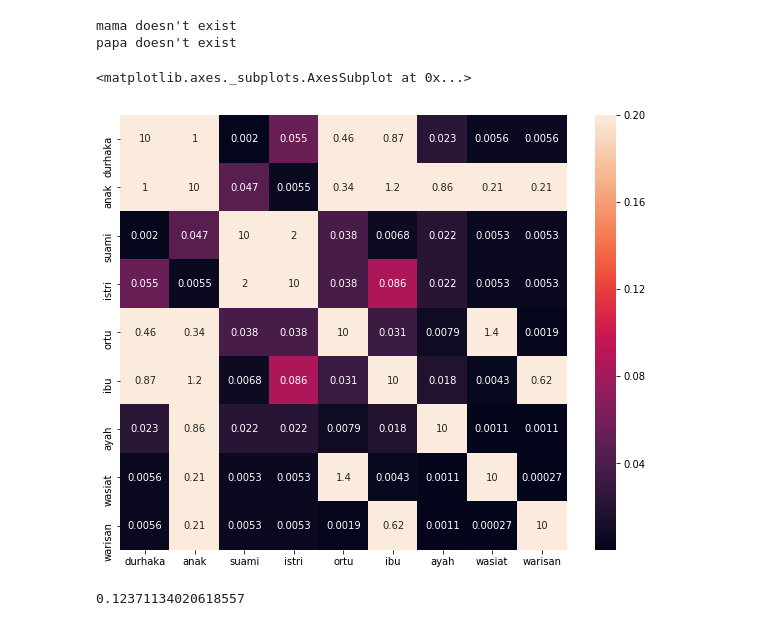
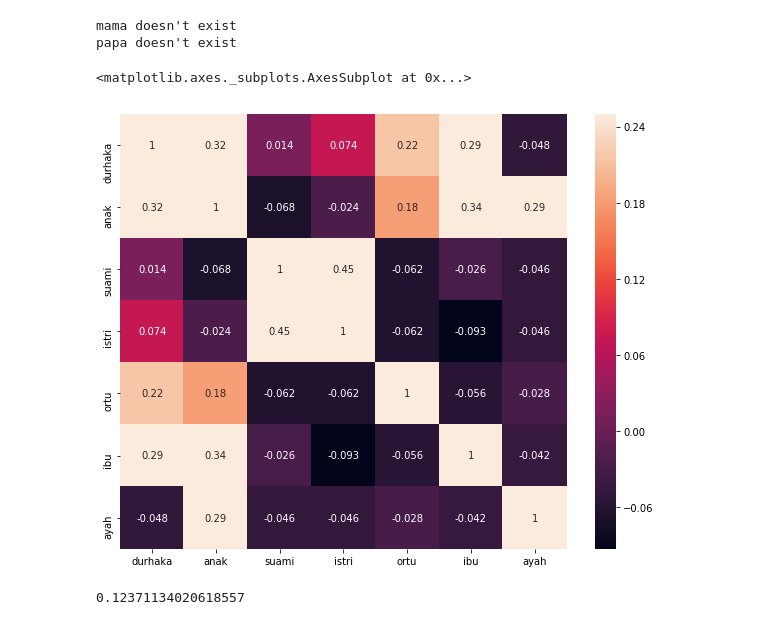
Before and after one commit to alamhanz/azab_data_analysis, a Jupyter notebook: notebook/Analyze.ipynb, the cells around one changed output. Cells and saved outputs as stored; diff of their text form; code cells hidden in the pictures.

```diff
--- a/notebook/Analyze.ipynb
+++ b/notebook/Analyze.ipynb
@@ -44,11 +43,9 @@ def remove_stops(X):
     return " ".join(X2)
 
 def stem_process(X):
-    X2=["dzolim" if ("dzolim" in t)|("dzalim" in t) else stemmer.stem(t) for t in X.split(" ")]
+    X2=["zalim" if ("dzolim" in t)|("dzalim" in t)|("zalim" in t) else stemmer.stem(t) for t in X.split(" ")]
     X2=["orangtua" if ("orangtua" in t) | ("orang tua" in t) else t for t in X2 ]
-
 #     [char.upper() if char != 'B' else char.lower() for char in "aBcDeF"]
-
     return " ".join(X2)
 # %%
 dtx["Judul2"]=dtx.Judul.apply(lambda x: re.sub(r"[@#?!$.,-:]\ *", " ",x).lower())
@@ -205,12 +242,12 @@ dwe_exp[dwe_exp.similar_score>0.7]
 # %%
 # dtx.sample(100)
 # %%
-dtx["mati"]=dtx.Judul2_ns_stem.str.contains(" mati ").astype(int)
-dtx["mayat"]=((dtx.Judul2_ns_stem.str.contains("jenazah"))|(dtx.Judul2_ns_stem.str.contains("jasad"))
-              |(dtx.Judul2_ns_stem.str.contains("mayat"))).astype(int)
-dtx["kuburan"]=((dtx.Judul2_ns_stem.str.contains("kuburan"))|
-                (dtx.Judul2_ns_stem.str.contains("lianglahat"))|
-                (dtx.Judul2_ns_stem.str.contains("liang lahat"))|
-                (dtx.Judul2_ns_stem.str.contains("makam"))).astype(int)
+dtx["mati"]=dtx.Judul2.str.contains(" mati ").astype(int)
+dtx["jenazah"]=((dtx.Judul2.str.contains("jenazah"))|(dtx.Judul2_ns_stem.str.contains("jasad"))
+              |(dtx.Judul2.str.contains("mayat"))).astype(int)
+dtx["kuburan"]=((dtx.Judul2.str.contains("kuburan"))|
+                (dtx.Judul2.str.contains("lianglahat"))|
+                (dtx.Judul2.str.contains("liang lahat"))|
+                (dtx.Judul2.str.contains("makam"))).astype(int)
 dtx["keranda"]=dtx.Judul2_ns_stem.str.contains("keranda").astype(int)
 dtx["penderitaan"]=(dtx[["mati","mayat","kuburan","keranda"]].sum(axis=1)==0).astype(int)
@@ -242,9 +296,9 @@ dtype: float64
 # %%
-dtx["women"]=((dtx.Judul2_ns_stem.str.contains("wanita"))|
-                (dtx.Judul2_ns_stem.str.contains("ibu"))|
-                (dtx.Judul2_ns_stem.str.contains("istri"))|
-                (dtx.Judul2_ns_stem.str.contains("perempuan"))).astype(int)
+# dtx["women"]=((dtx.Judul2_ns_stem.str.contains("wanita"))|
+#                 (dtx.Judul2_ns_stem.str.contains("ibu"))|
+#                 (dtx.Judul2_ns_stem.str.contains("istri"))|
+#                 (dtx.Judul2_ns_stem.str.contains("perempuan"))).astype(int)
 
-dtx["harta"]=((dtx.Judul2_ns_stem.str.contains("harta"))|
-                (dtx.Judul2_ns_stem.str.contains(" uang "))).astype(int)
+# dtx["harta"]=((dtx.Judul2_ns_stem.str.contains("harta"))|
+#                 (dtx.Judul2_ns_stem.str.contains(" uang "))).astype(int)
 # %%
@@ -335,10 +359,10 @@ dtx["warisan"]=dtx.Judul2.str.contains("warisan").astype(int)
 dtx["ortu"]=((dtx.Judul2.str.contains("orang tua"))|(dtx.Judul2.str.contains("orangtua"))).astype(int)
 # %%
 plt.figure(figsize=(10,8))
-sns.heatmap(dtx[["durhaka","anak","suami","istri","ortu","ibu","ayah","wasiat","warisan"]].corr()**2*10,vmax=0.2,annot=True)
+sns.heatmap(dtx[["durhaka","anak","suami","istri","ortu","ibu","ayah"]].corr(),vmax=0.25,annot=True)
 # %% [output]
 <matplotlib.axes._subplots.AxesSubplot at 0x...>
-[figure, old version]
+[figure, new version]
 # %%
 # tak akui ibu kandung
 dtx_anak_durhaka=dtx[((dtx.durhaka==1)|(dtx.anak==1)|(dtx.ibu==1)|(dtx.ayah==1)|
```
Also changed, not shown: parts of 40 cells of this notebook, 3 other files.
